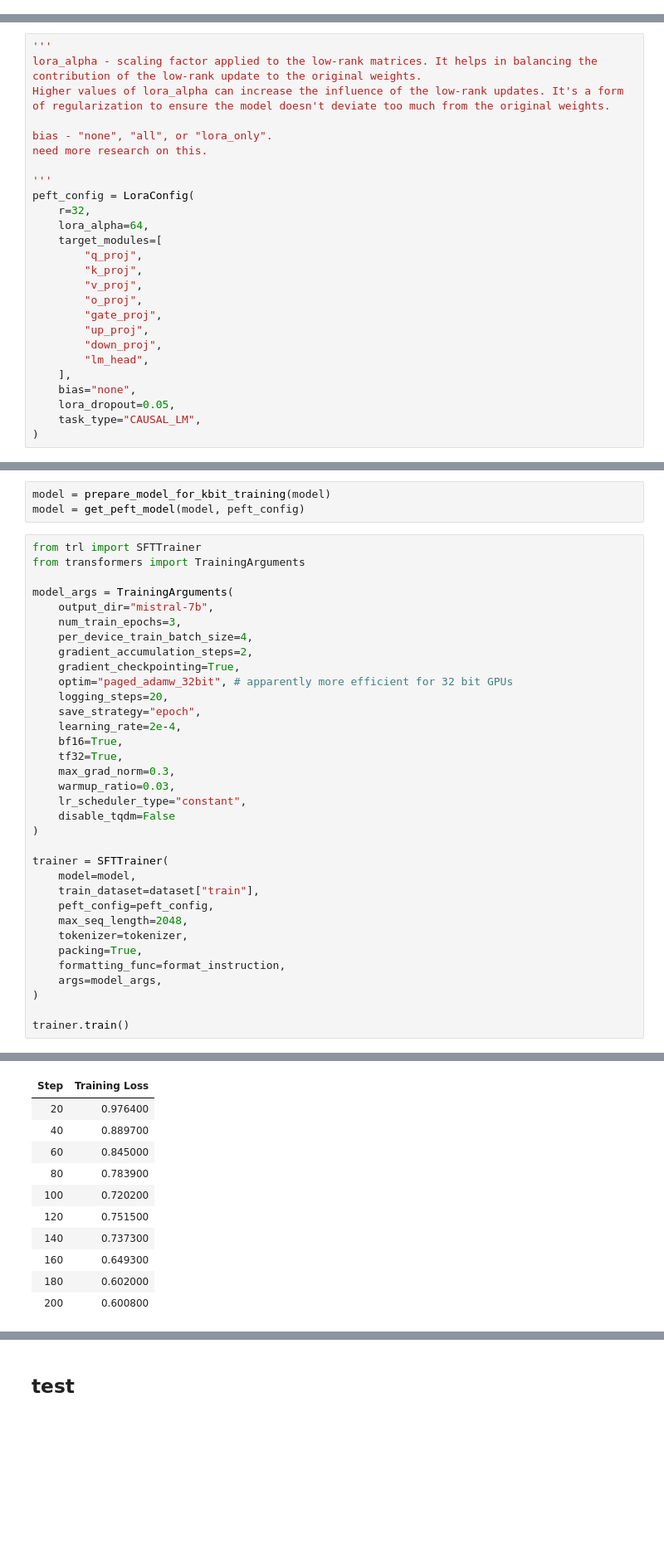
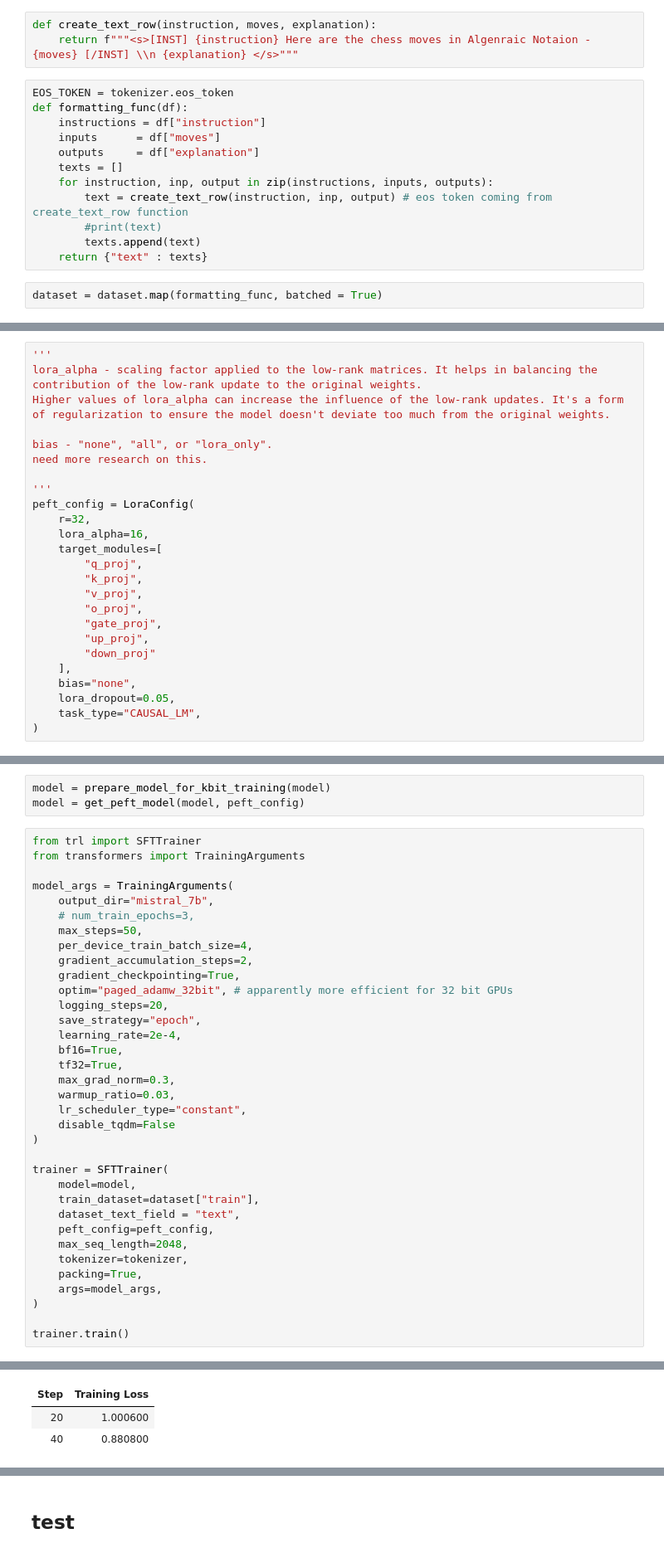
Before and after one commit to TheOpenSI/CoSMIC, a Jupyter notebook: finetune/mistral_2.ipynb, the cells around one changed output, grey strips where cells are left out. Shown at 83% size. Drawn from its saved outputs; the diff is of its cells as text; blank space fills up the shorter version.

Commit message:
2nd mistral finetune

```diff
--- a/finetune/mistral_2.ipynb
+++ b/finetune/mistral_2.ipynb
@@ -92,0 +97,17 @@ tokenizer.pad_token = tokenizer.eos_token
+# %%
+def create_text_row(instruction, moves, explanation):
+    return f"""<s>[INST] {instruction} Here are the chess moves in Algenraic Notaion - {moves} [/INST] \\n {explanation} </s>"""
+# %%
+EOS_TOKEN = tokenizer.eos_token
+def formatting_func(df):
+    instructions = df["instruction"]
+    inputs      = df["moves"]
+    outputs     = df["explanation"]
+    texts = []
+    for instruction, inp, output in zip(instructions, inputs, outputs):
+        text = create_text_row(instruction, inp, output) # eos token coming from create_text_row function
+        #print(text)
+        texts.append(text)
+    return {"text" : texts}
+# %%
+dataset = dataset.map(formatting_func, batched = True)
@@ -103,7 +157,7 @@ need more research on this.
 '''
 peft_config = LoraConfig(
     r=32,
-    lora_alpha=64,
+    lora_alpha=16,
     target_modules=[
         "q_proj",
         "k_proj",
@@ -111,8 +165,7 @@ peft_config = LoraConfig(
         "o_proj",
         "gate_proj",
         "up_proj",
-        "down_proj",
-        "lm_head",
+        "down_proj"
     ],
     bias="none",
     lora_dropout=0.05,
@@ -128,8 +181,9 @@ from trl import SFTTrainer
 from transformers import TrainingArguments
 
 model_args = TrainingArguments(
-    output_dir="mistral-7b",
-    num_train_epochs=3,
+    output_dir="mistral_7b",
+    # num_train_epochs=3,
+    max_steps=50,
     per_device_train_batch_size=4,
     gradient_accumulation_steps=2,
     gradient_checkpointing=True,
@@ -148,11 +202,11 @@ model_args = TrainingArguments(
 trainer = SFTTrainer(
     model=model,
     train_dataset=dataset["train"],
+    dataset_text_field = "text",
     peft_config=peft_config,
     max_seq_length=2048,
     tokenizer=tokenizer,
     packing=True,
-    formatting_func=format_instruction,
     args=model_args,
 )
 
@@ -164,11 +219,3 @@ Deprecated positional argument(s) used in SFTTrainer, please use the SFTConfig t
 | Step | Training Loss |
-| 20 | 0.976400 |
-| 40 | 0.889700 |
-| 60 | 0.845000 |
-| 80 | 0.783900 |
-| 100 | 0.720200 |
-| 120 | 0.751500 |
-| 140 | 0.737300 |
-| 160 | 0.649300 |
-| 180 | 0.602000 |
-| 200 | 0.600800 |
+| 20 | 1.000600 |
+| 40 | 0.880800 |
```
Also changed, not shown: parts of 31 cells of this notebook, 2 other files.
